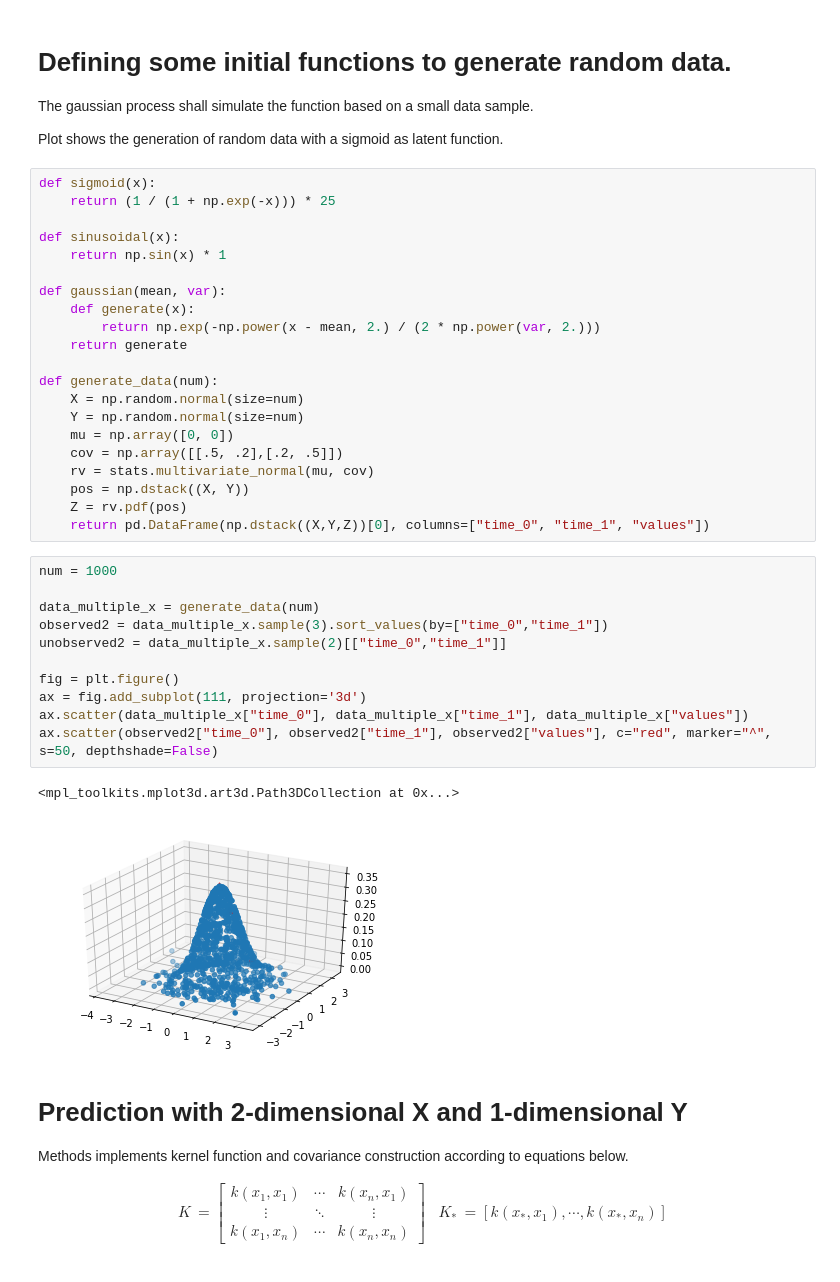
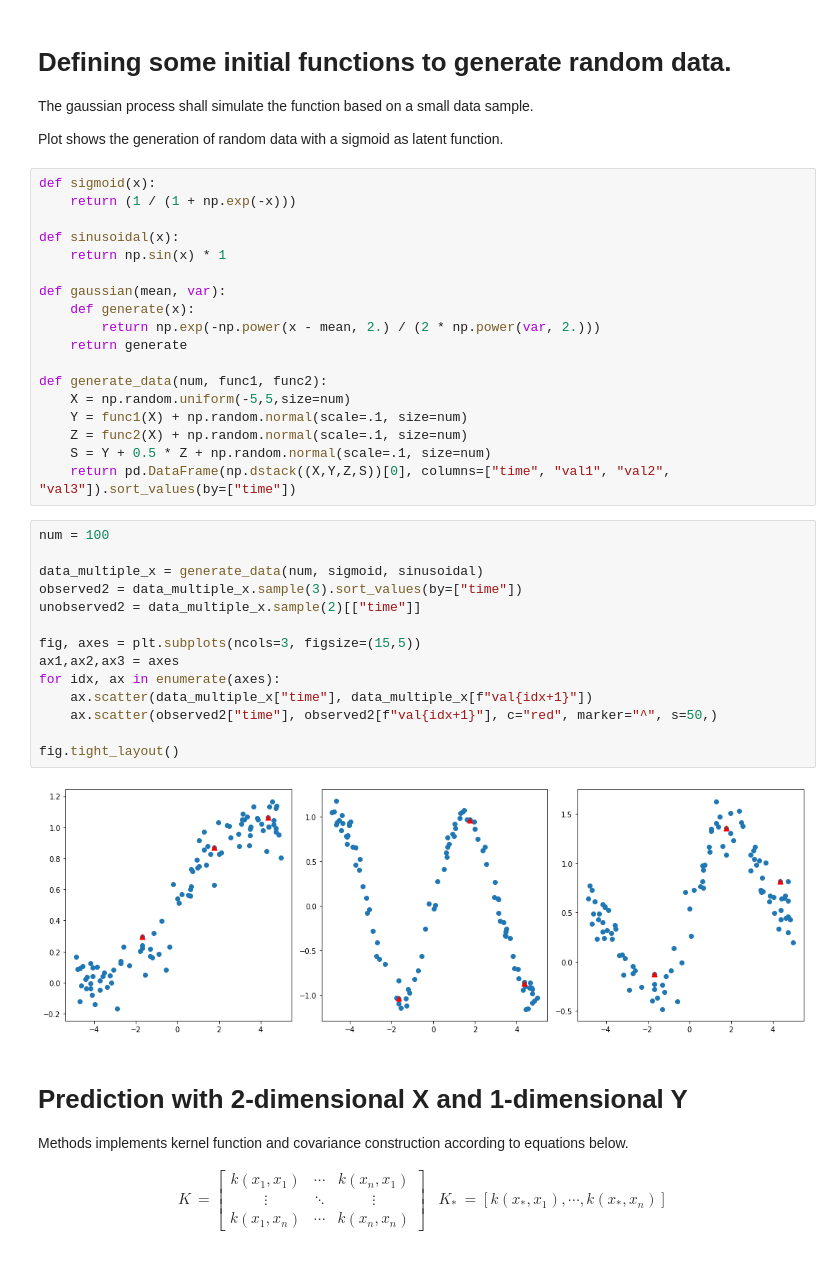
Before and after one commit to Olu93/gaussian_process, a Jupyter notebook: gpr_multidim.ipynb, the cells around one changed output. Drawn from its saved outputs; the diff is of its cells as text.

```diff
--- a/gpr_multidim.ipynb
+++ b/gpr_multidim.ipynb
@@ -16,7 +16,7 @@ The gaussian process shall simulate the function based on a small data sample.
 Plot shows the generation of random data with a sigmoid as latent function.
 # %%
 def sigmoid(x):
-    return (1 / (1 + np.exp(-x))) * 25
+    return (1 / (1 + np.exp(-x)))
 
 def sinusoidal(x):
     return np.sin(x) * 1
@@ -26,29 +26,28 @@ def gaussian(mean, var):
         return np.exp(-np.power(x - mean, 2.) / (2 * np.power(var, 2.)))
     return generate
 
-def generate_data(num):
-    X = np.random.normal(size=num)
-    Y = np.random.normal(size=num)
-    mu = np.array([0, 0])
-    cov = np.array([[.5, .2],[.2, .5]])
-    rv = stats.multivariate_normal(mu, cov)
-    pos = np.dstack((X, Y))
-    Z = rv.pdf(pos)
-    return pd.DataFrame(np.dstack((X,Y,Z))[0], columns=["time_0", "time_1", "values"])
+def generate_data(num, func1, func2):
+    X = np.random.uniform(-5,5,size=num)
+    Y = func1(X) + np.random.normal(scale=.1, size=num)
+    Z = func2(X) + np.random.normal(scale=.1, size=num)
+    S = Y + 0.5 * Z + np.random.normal(scale=.1, size=num)
+    return pd.DataFrame(np.dstack((X,Y,Z,S))[0], columns=["time", "val1", "val2", "val3"]).sort_values(by=["time"])
 # %%
-num = 1000
+num = 100
 
-data_multiple_x = generate_data(num)
-observed2 = data_multiple_x.sample(3).sort_values(by=["time_0","time_1"])
-unobserved2 = data_multiple_x.sample(2)[["time_0","time_1"]]
+data_multiple_x = generate_data(num, sigmoid, sinusoidal)
+observed2 = data_multiple_x.sample(3).sort_values(by=["time"])
+unobserved2 = data_multiple_x.sample(2)[["time"]]
 
-fig = plt.figure()
-ax = fig.add_subplot(111, projection='3d')
-ax.scatter(data_multiple_x["time_0"], data_multiple_x["time_1"], data_multiple_x["values"])
-ax.scatter(observed2["time_0"], observed2["time_1"], observed2["values"], c="red", marker="^", s=50, depthshade=False)
+fig, axes = plt.subplots(ncols=3, figsize=(15,5))
+ax1,ax2,ax3 = axes
+for idx, ax in enumerate(axes):
+    ax.scatter(data_multiple_x["time"], data_multiple_x[f"val{idx+1}"])
+    ax.scatter(observed2["time"], observed2[f"val{idx+1}"], c="red", marker="^", s=50,)
+
+fig.tight_layout()
 # %% [output]
-<mpl_toolkits.mplot3d.art3d.Path3DCollection at 0x...>
-[figure, old version]
+[figure, new version]
 # %% [markdown]
 # Prediction with 2-dimensional X and 1-dimensional Y
 
```
Also changed, not shown: parts of 1 cell of this notebook, 1 other file.
